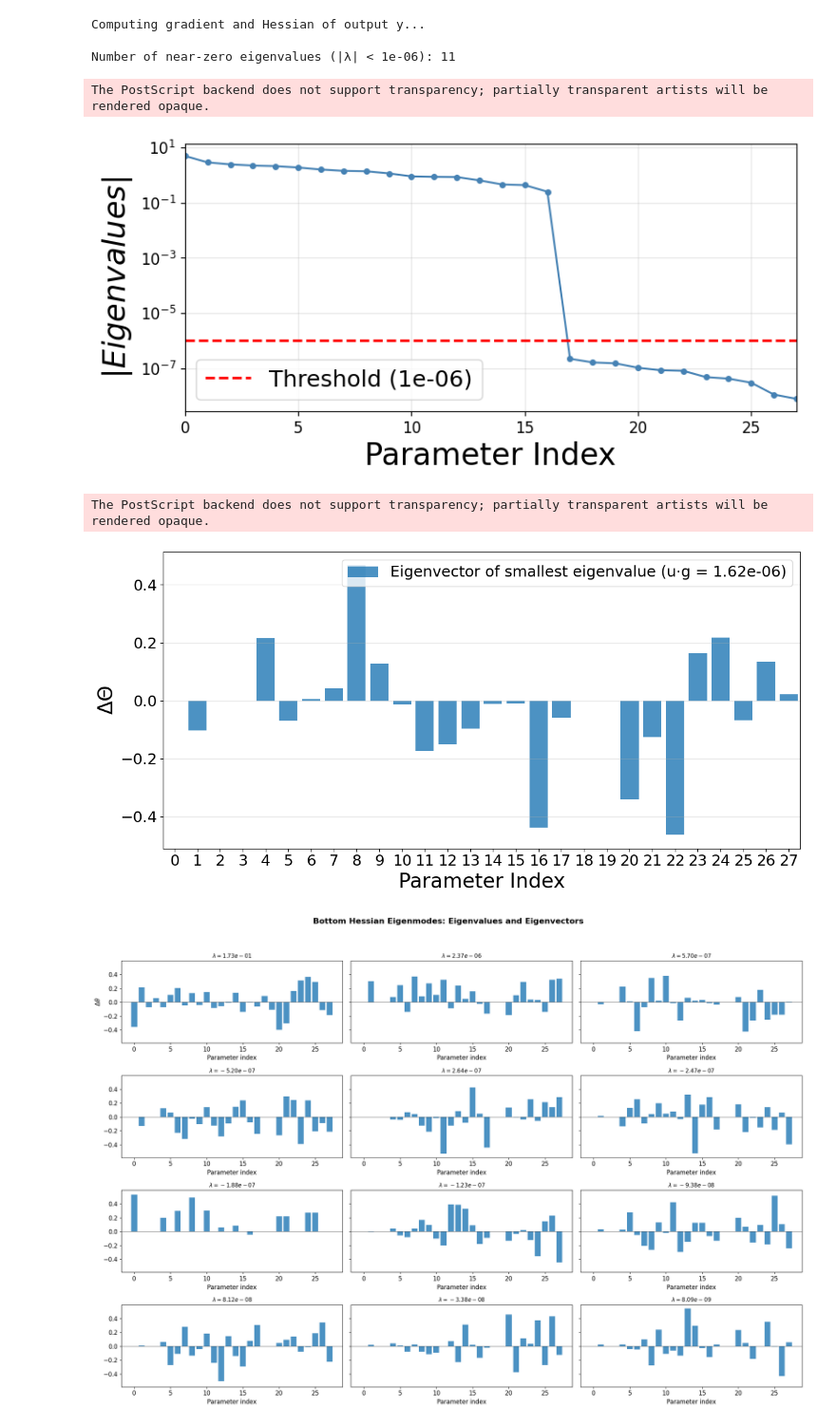
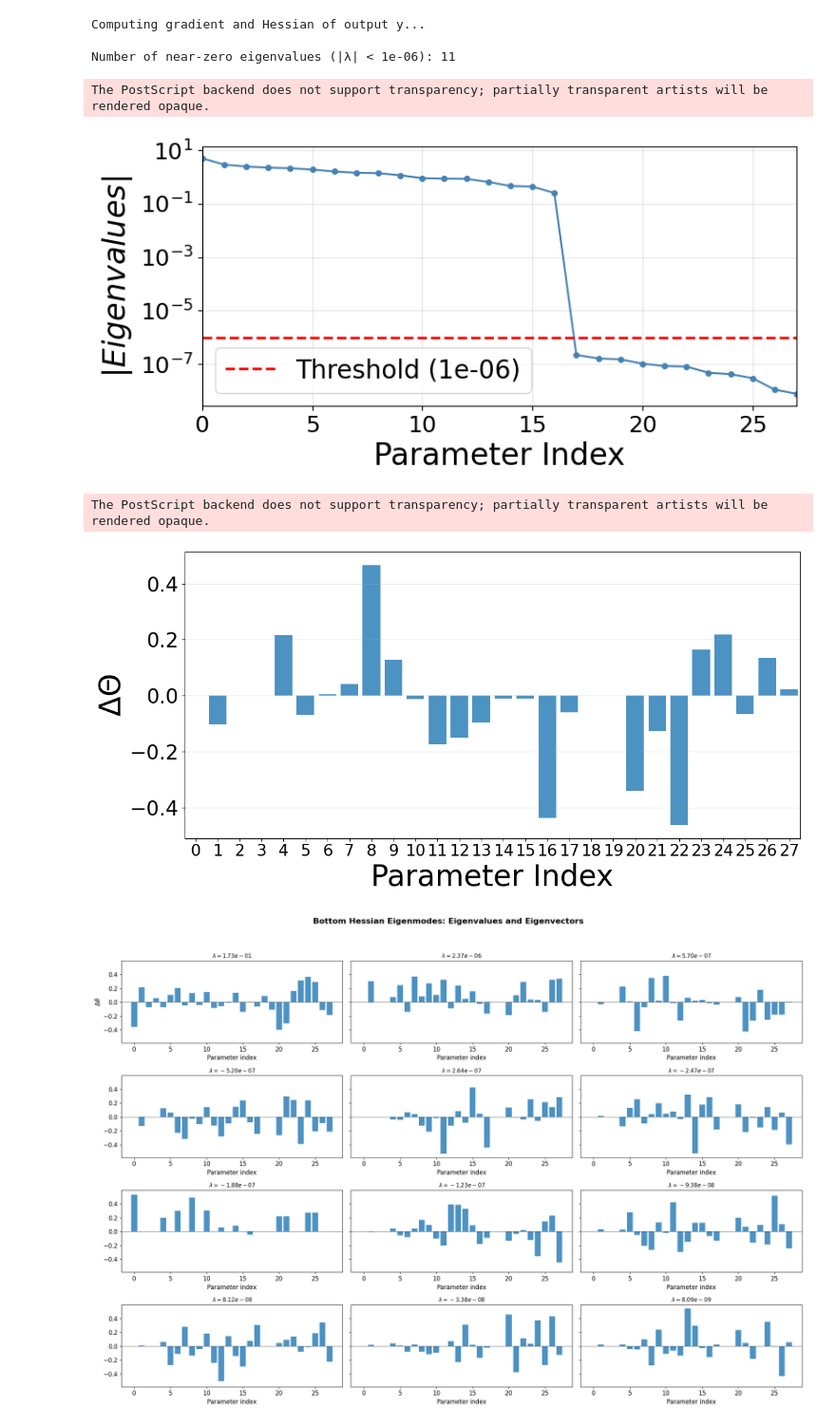
Before and after one commit to hizakim/4th_yr_project, a Jupyter notebook: TMR_1.ipynb, the cells around one changed output. Shown at 95% size. Saved outputs shown, nothing was run; the diff lists cells and outputs as text; code cells hidden in the pictures.

```diff
--- a/TMR_1.ipynb
+++ b/TMR_1.ipynb
@@ -612,7 +610,7 @@ def compute_stability(F, s_star, theta, x, m, tau=1.0):
 # %%
 # load theta_opt from pickle file
 
-with open('Theta_opt/theta_opt_10_samples_n_4_target_0.5.pkl', 'rb') as f:
+with open('Theta_opt/theta_opt_1000_samples_n_4_target_0.5.pkl', 'rb') as f:
     theta_opt = pickle.load(f)
 
 print(f"Loaded theta_opt with shape: {theta_opt.shape}")
@@ -815,9 +807,13 @@ plt.axhline(near_zero_threshold, color='r', ls='--', lw=2,
 
 plt.xlabel('Parameter Index', fontsize=24)
 plt.ylabel('$|Eigenvalues|$', fontsize=24)
+#font of x axis number
+plt.tick_params
 plt.xlim(0, 27)
+plt.xticks(fontsize=18)
+plt.yticks(fontsize=18)
 plt.tick_params(axis='both', direction='out')
-plt.legend(fontsize=18)
+plt.legend(fontsize=20)
 plt.grid(True, alpha=0.3)
 
 plt.tight_layout()
@@ -825,36 +821,35 @@ plt.savefig('Figures/hessian_eigenvalue_spectrum.eps', format='eps')
 plt.show()
 # %% [output]
 The PostScript backend does not support transparency; partially transparent artists will be rendered opaque.
-[figure, old version]
+[figure, new version]
 # %%
 # take the bottom eigen vectors and plot value vs index
 plt.figure(figsize=(12, 6))
 x = np.arange(28)  # parameter indices
 width = 0.8  # width of bars
 
 # compute dot products with gradient for the last eigenvector
 dot_products = eigenvectors_H_sorted[:, -1:].T @ g
 
 # plot the last eigenvector as bars centered at each x tick
 for i, idx in enumerate(range(-1, 0)):
     label = f'Eigenvector of smallest eigenvalue (u·g = {dot_products[i]:.2e})'
     plt.bar(x, eigenvectors_H_sorted[:, idx], width,
             label=label, alpha=0.8)
 
-plt.xlabel("Parameter Index", fontsize=24)
-plt.ylabel("$\Delta\Theta$", fontsize=24)
+plt.xlabel("Parameter Index", fontsize=35)
+plt.ylabel("$\Delta\Theta$", fontsize=35)
 plt.xlim(-0.5, 27.5)
-plt.xticks(x, x, fontsize=18)  # Center ticks at x positions
-plt.yticks(fontsize=18)
+plt.xticks(x, x, fontsize=19)  # Center ticks at x positions
+plt.yticks(fontsize=24)
 plt.grid(True, alpha=0.3, axis='y')
-plt.legend(fontsize=18)
 plt.tight_layout()
 plt.tick_params(axis='both', direction='out')
 plt.savefig('Figures/eigenvectors_bottom.eps')
 plt.show()
 # %% [output]
 The PostScript backend does not support transparency; partially transparent artists will be rendered opaque.
-[figure, old version]
+[figure, new version]
 # %%
 # select the last eigenvalues
 no_e_values = 12
```
Also changed, not shown: parts of 5 cells of this notebook.
